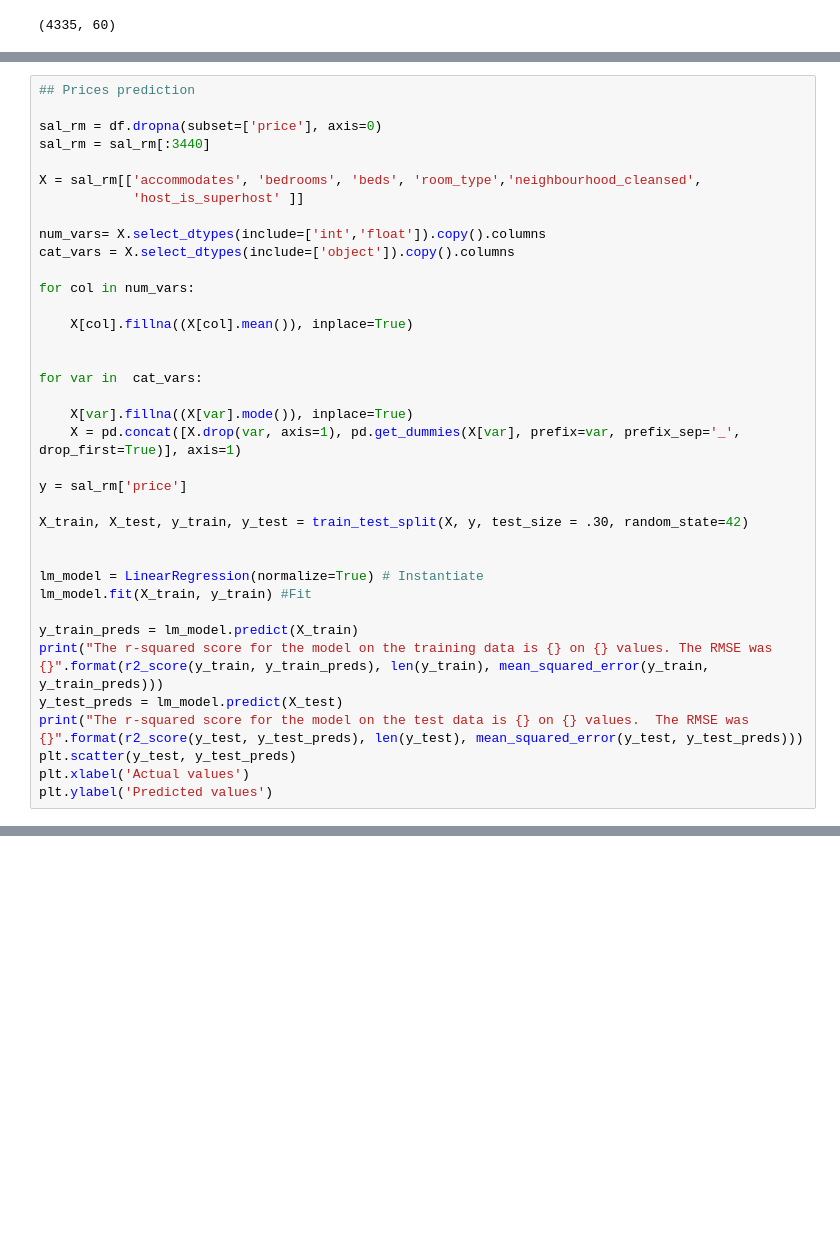
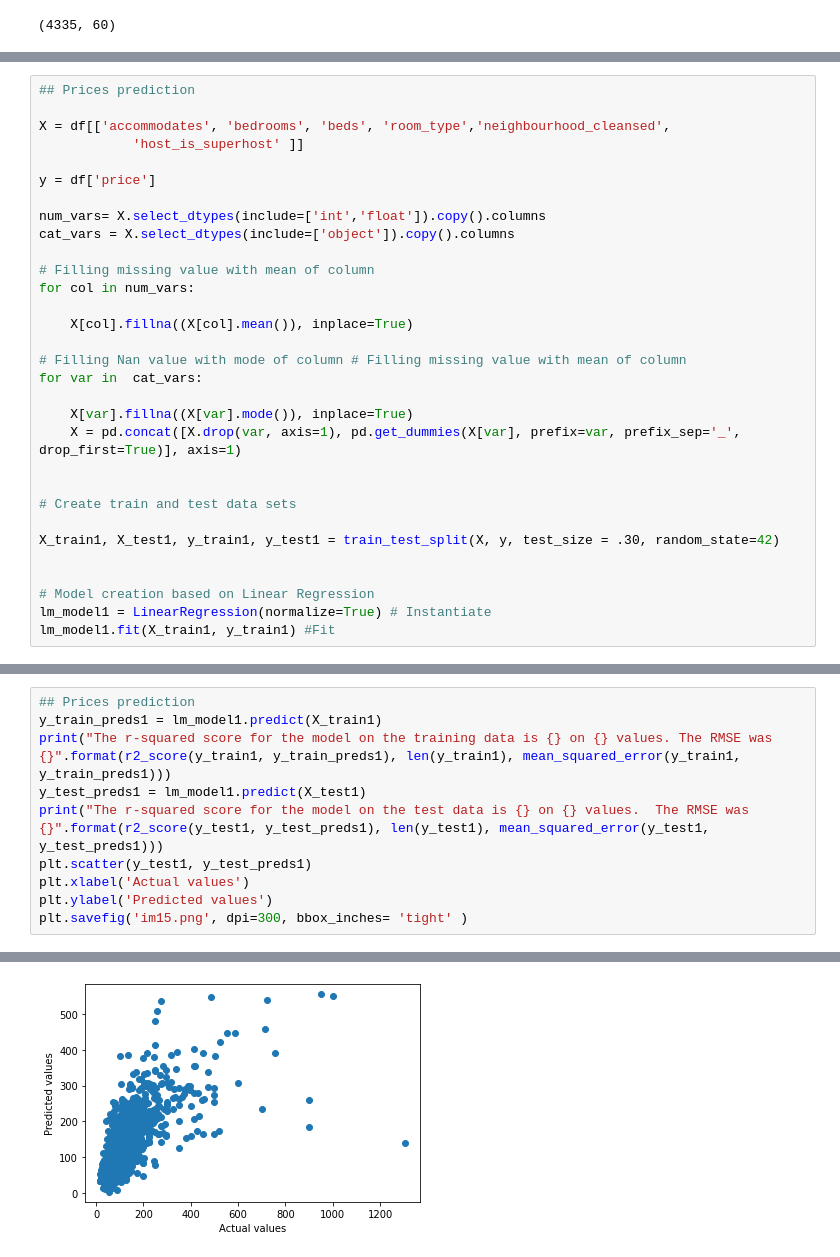
Before and after one commit to Sebelandanishvar/SeattleAirBNBData, a Jupyter notebook: seattle_airbnb_listings_SD.ipynb, the cells around one changed output, grey strips where cells are left out. Cells and saved outputs as stored; diff of their text form; blank space fills up the shorter version.

```diff
--- a/seattle_airbnb_listings_SD.ipynb
+++ b/seattle_airbnb_listings_SD.ipynb
@@ -207,38 +220,32 @@ plt.title("Number of places that have Wifi");
 # %%
 ## Prices prediction
 
-sal_rm = df.dropna(subset=['price'], axis=0)
-sal_rm = sal_rm[:3440]
+X = df[['accommodates', 'bedrooms', 'beds', 'room_type','neighbourhood_cleansed',
+            'host_is_superhost' ]]
 
-X = sal_rm[['accommodates', 'bedrooms', 'beds', 'room_type','neighbourhood_cleansed',
-            'host_is_superhost' ]]
+y = df['price']
 
 num_vars= X.select_dtypes(include=['int','float']).copy().columns
 cat_vars = X.select_dtypes(include=['object']).copy().columns
 
+# Filling missing value with mean of column
 for col in num_vars:
 
     X[col].fillna((X[col].mean()), inplace=True)
 
-
+# Filling Nan value with mode of column # Filling missing value with mean of column
 for var in  cat_vars:
 
     X[var].fillna((X[var].mode()), inplace=True)
     X = pd.concat([X.drop(var, axis=1), pd.get_dummies(X[var], prefix=var, prefix_sep='_', drop_first=True)], axis=1)
 
-y = sal_rm['price']
 
-X_train, X_test, y_train, y_test = train_test_split(X, y, test_size = .30, random_state=42)
+# Create train and test data sets
+
+X_train1, X_test1, y_train1, y_test1 = train_test_split(X, y, test_size = .30, random_state=42)
 
 
-lm_model = LinearRegression(normalize=True) # Instantiate
-lm_model.fit(X_train, y_train) #Fit
-
-y_train_preds = lm_model.predict(X_train)
-print("The r-squared score for the model on the training data is {} on {} values. The RMSE was {}".format(r2_score(y_train, y_train_preds), len(y_train), mean_squared_error(y_train, y_train_preds)))
-y_test_preds = lm_model.predict(X_test)
-print("The r-squared score for the model on the test data is {} on {} values.  The RMSE was {}".format(r2_score(y_test, y_test_preds), len(y_test), mean_squared_error(y_test, y_test_preds)))
-plt.scatter(y_test, y_test_preds)
-plt.xlabel('Actual values')
-plt.ylabel('Predicted values')
+# Model creation based on Linear Regression
+lm_model1 = LinearRegression(normalize=True) # Instantiate
+lm_model1.fit(X_train1, y_train1) #Fit
 # %% [output]
@@ -294,0 +293,11 @@ Text(0, 0.5, 'Predicted values')
+# %%
+## Prices prediction
+y_train_preds1 = lm_model1.predict(X_train1)
+print("The r-squared score for the model on the training data is {} on {} values. The RMSE was {}".format(r2_score(y_train1, y_train_preds1), len(y_train1), mean_squared_error(y_train1, y_train_preds1)))
+y_test_preds1 = lm_model1.predict(X_test1)
+print("The r-squared score for the model on the test data is {} on {} values.  The RMSE was {}".format(r2_score(y_test1, y_test_preds1), len(y_test1), mean_squared_error(y_test1, y_test_preds1)))
+plt.scatter(y_test1, y_test_preds1)
+plt.xlabel('Actual values')
+plt.ylabel('Predicted values')
+plt.savefig('im15.png', dpi=300, bbox_inches= 'tight' )
+# %% [output]
@@ -294,0 +306 @@ Text(0, 0.5, 'Predicted values')
+[figure, added]
```
Also changed, not shown: parts of 32 cells of this notebook.
